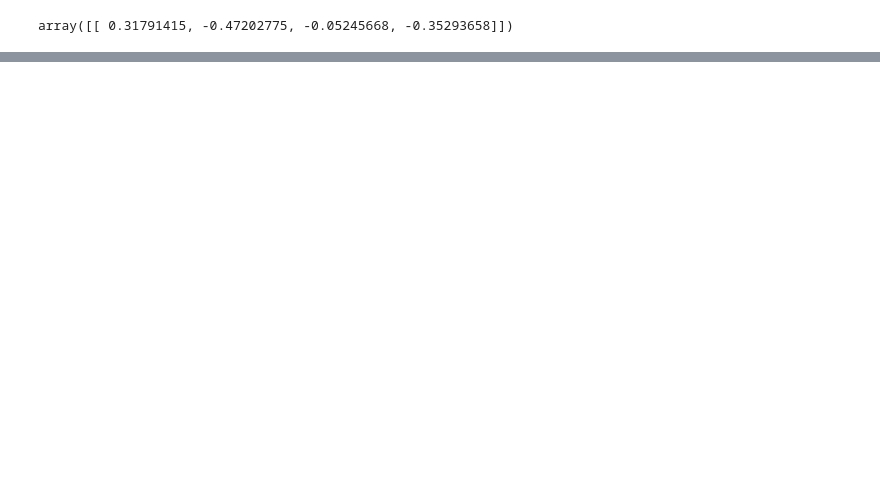
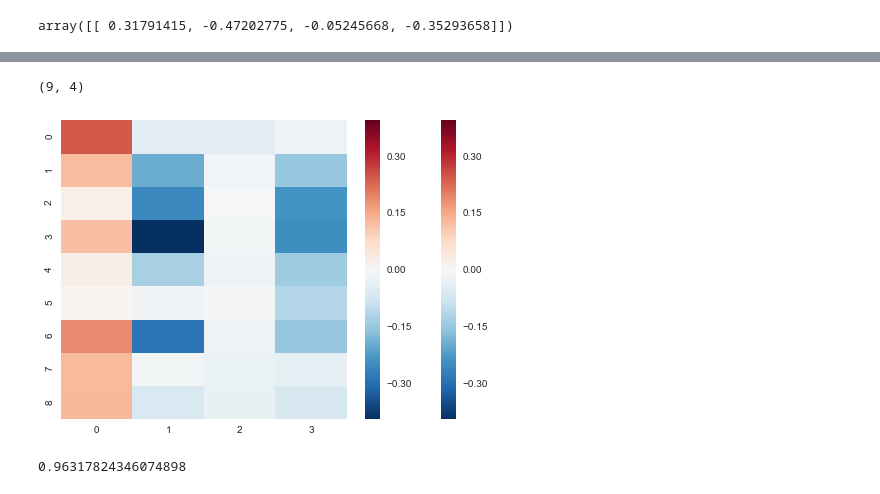
Before and after one commit to kearnsw/bio-nlp, a Jupyter notebook: notebooks/LSTM.ipynb, the cells around one changed output, grey strips where cells are left out. Saved outputs shown, nothing was run; the diff lists cells and outputs as text; code cells hidden in the pictures; blank space fills up the shorter version.

```diff
--- a/notebooks/LSTM.ipynb
+++ b/notebooks/LSTM.ipynb
@@ -142,3 +132,14 @@ b_o = np.zeros(1)
+# %%
+def initialize_weights():
+    W_f = np.random.randn(hidden_dim, hidden_dim + embedding_dim)
+    b_f = np.zeros(1)
+    W_i = np.random.randn(hidden_dim, hidden_dim + embedding_dim)
+    b_i = np.zeros(1)
+    W_c = np.random.randn(hidden_dim, hidden_dim + embedding_dim)
+    b_c = np.zeros(1)
+    W_o = np.random.randn(hidden_dim, hidden_dim + embedding_dim)
+    b_o = np.zeros(1)
+    return {"W_f": W_f, "b_f": b_f, "W_i": W_i, "b_i": b_i, "W_c": W_c, "b_c": b_c, "W_o": W_o, "b_o": b_o}
 # %%
 def output_gate(_input):
     output_mask = sigmoid(np.dot(W_o, _input.T) + b_o)
@@ -150,0 +149,25 @@ lstm_output.append(params["hidden_state"])
+# %%
+class LSTM:
+
+    def __init__(self):
+        self.output = []
+        self.params = initialize_parameters()
+        self.weights = initialize_weights()
+
+    def forward(self, sentence):
+        for word in sentence:
+            word = word.reshape(1, embedding_dim)
+            _input = np.concatenate((word, params["hidden_state"]), axis=1)
+            self.params["cell_state"] = forget_gate(_input) * self.params["cell_state"] + input_gate(_input)
+            self.params["hidden_state"] = output_gate(_input) * tanh(params["cell_state"])
+            lstm.output.append(self.params["hidden_state"])
+        return lstm.output
+
+    def backward(self, loss):
+        pass
+# %%
+lstm = LSTM()
+sentence_length = 9
+sentence_embedding = np.random.randn(sentence_length, embedding_dim)
+output = lstm.forward(sentence_embedding)
+output
@@ -150,0 +184,10 @@ lstm_output.append(params["hidden_state"])
+# %%
+matrix = np.array(output).reshape(sentence_length, hidden_dim)
+matrix.shape
+# %% [output]
+(9, 4)
+# %%
+sb.heatmap(matrix)
+plt.show()
+# %% [output]
+[figure, added]
@@ -150,0 +198,4 @@ lstm_output.append(params["hidden_state"])
+# %%
+loss_func([0.8], [0.3])
+# %% [output]
+0.96317824346074898
```
Also changed, not shown: parts of 25 cells of this notebook.
